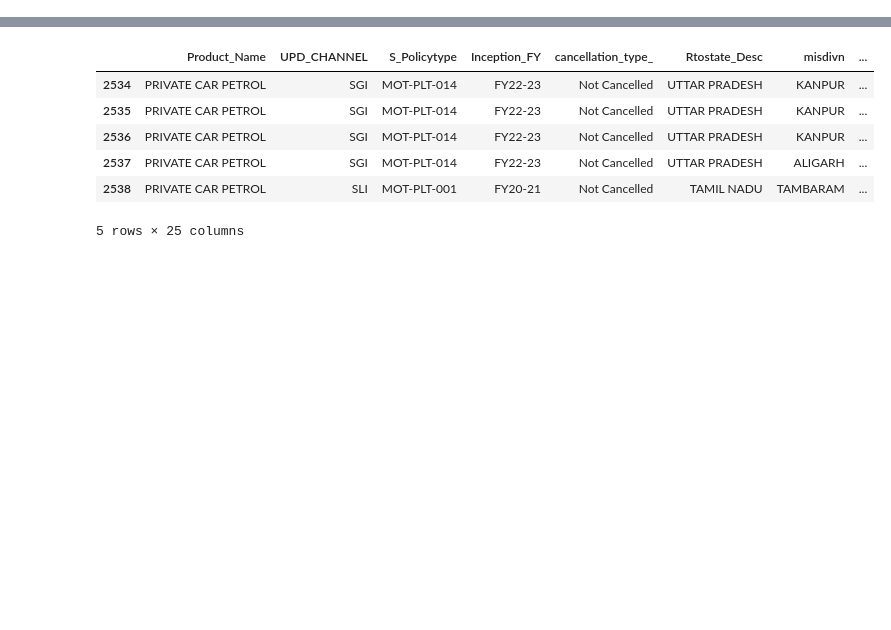
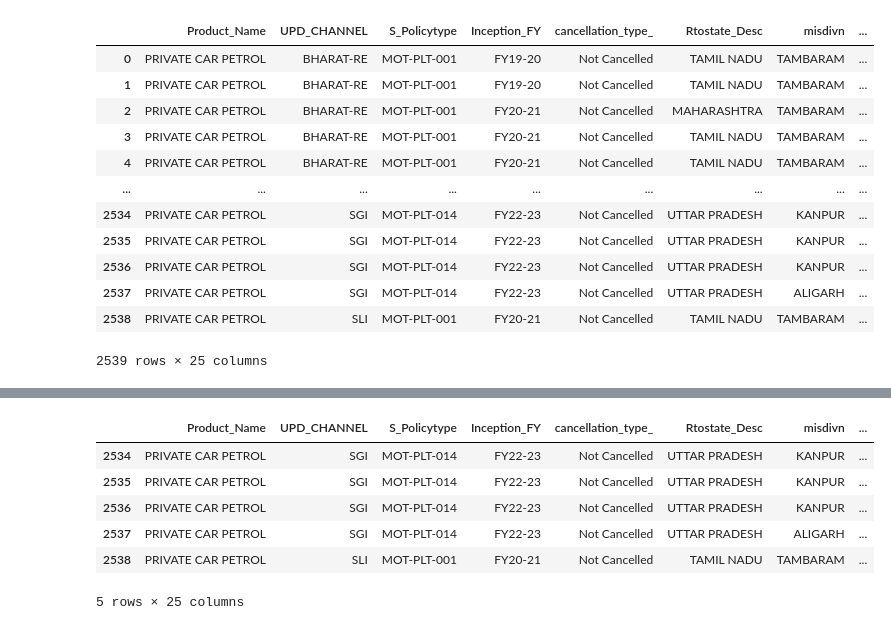
Before and after one commit to akashrai2003/Enigma4.0, a Jupyter notebook: Enigma 4.0.ipynb, the cells around one changed output, grey strips where cells are left out. Cells and saved outputs as stored; diff of their text form; code cells hidden in the pictures; blank space fills up the shorter version.

```diff
--- a/Enigma 4.0.ipynb
+++ b/Enigma 4.0.ipynb
@@ -15,6 +15,22 @@ df2=['Earned_TP','Incentive','Detarif_Discount_Amount']
 df3=['TOTALPAID_OD','MotorOD_OCR']
 # %%
 df1.drop(dfdrop1,axis=1,inplace=True)
+# %%
+df
+# %% [output]
+|  | Product_Name | UPD_CHANNEL | S_Policytype | Inception_FY | cancellation_type_ | Rtostate_Desc | misdivn | ... |
+| 0 | PRIVATE CAR PETROL | BHARAT-RE | MOT-PLT-001 | FY19-20 | Not Cancelled | TAMIL NADU | TAMBARAM | ... |
+| 1 | PRIVATE CAR PETROL | BHARAT-RE | MOT-PLT-001 | FY19-20 | Not Cancelled | TAMIL NADU | TAMBARAM | ... |
+| 2 | PRIVATE CAR PETROL | BHARAT-RE | MOT-PLT-001 | FY20-21 | Not Cancelled | MAHARASHTRA | TAMBARAM | ... |
+| 3 | PRIVATE CAR PETROL | BHARAT-RE | MOT-PLT-001 | FY20-21 | Not Cancelled | TAMIL NADU | TAMBARAM | ... |
+| 4 | PRIVATE CAR PETROL | BHARAT-RE | MOT-PLT-001 | FY20-21 | Not Cancelled | TAMIL NADU | TAMBARAM | ... |
+| ... | ... | ... | ... | ... | ... | ... | ... | ... |
+| 2534 | PRIVATE CAR PETROL | SGI | MOT-PLT-014 | FY22-23 | Not Cancelled | UTTAR PRADESH | KANPUR | ... |
+| 2535 | PRIVATE CAR PETROL | SGI | MOT-PLT-014 | FY22-23 | Not Cancelled | UTTAR PRADESH | KANPUR | ... |
+| 2536 | PRIVATE CAR PETROL | SGI | MOT-PLT-014 | FY22-23 | Not Cancelled | UTTAR PRADESH | KANPUR | ... |
+| 2537 | PRIVATE CAR PETROL | SGI | MOT-PLT-014 | FY22-23 | Not Cancelled | UTTAR PRADESH | ALIGARH | ... |
+| 2538 | PRIVATE CAR PETROL | SLI | MOT-PLT-001 | FY20-21 | Not Cancelled | TAMIL NADU | TAMBARAM | ... |
+2539 rows × 25 columns
 # %%
 df1
 # %% [output]
```
Also changed, not shown: parts of 46 cells of this notebook.
